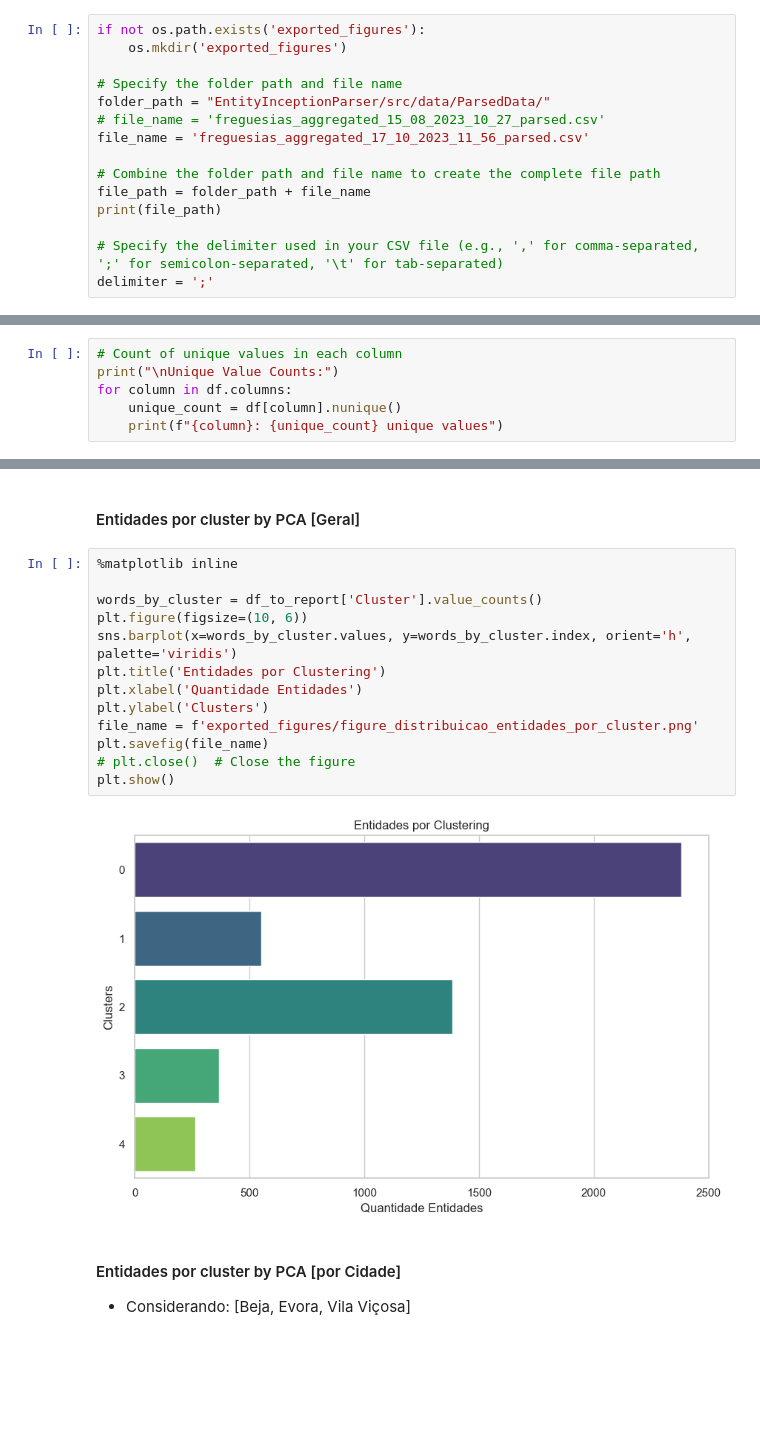
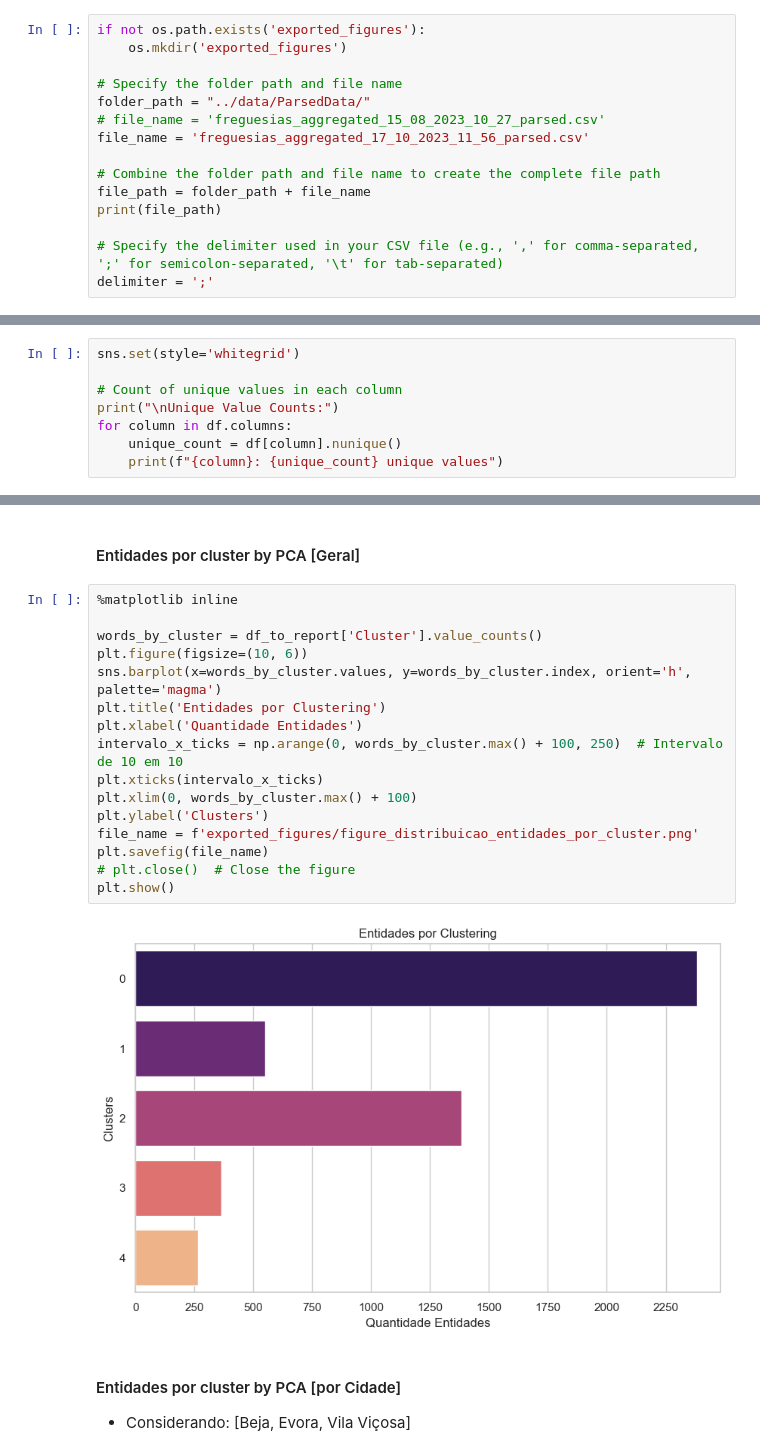
Before and after one commit to DanielReeyes/inception-entity-parser, a Jupyter notebook: src/exploratory-data-analysis/EDA_Evora_University.ipynb, the cells around one changed output, grey strips where cells are left out. Drawn from its saved outputs; the diff is of its cells as text; blank space fills up the shorter version.

```diff
--- a/src/exploratory-data-analysis/EDA_Evora_University.ipynb
+++ b/src/exploratory-data-analysis/EDA_Evora_University.ipynb
@@ -41,7 +41,7 @@ if not os.path.exists('exported_figures'):
     os.mkdir('exported_figures')
 
 # Specify the folder path and file name
-folder_path = "EntityInceptionParser/src/data/ParsedData/"
+folder_path = "../data/ParsedData/"
 # file_name = 'freguesias_aggregated_15_08_2023_10_27_parsed.csv'
 file_name = 'freguesias_aggregated_17_10_2023_11_56_parsed.csv'
 
@@ -177,6 +177,8 @@ plt.show()
 # %% [markdown]
 # Data Vis
 # %%
+sns.set(style='whitegrid')
+
 # Count of unique values in each column
 print("\nUnique Value Counts:")
 for column in df.columns:
@@ -427,18 +467,21 @@ df_to_report
 # %%
 %matplotlib inline
 
 words_by_cluster = df_to_report['Cluster'].value_counts()
 plt.figure(figsize=(10, 6))
-sns.barplot(x=words_by_cluster.values, y=words_by_cluster.index, orient='h', palette='viridis')
+sns.barplot(x=words_by_cluster.values, y=words_by_cluster.index, orient='h', palette='magma')
 plt.title('Entidades por Clustering')
 plt.xlabel('Quantidade Entidades')
+intervalo_x_ticks = np.arange(0, words_by_cluster.max() + 100, 250)  # Intervalo de 10 em 10
+plt.xticks(intervalo_x_ticks)
+plt.xlim(0, words_by_cluster.max() + 100)
 plt.ylabel('Clusters')
 file_name = f'exported_figures/figure_distribuicao_entidades_por_cluster.png'
 plt.savefig(file_name)
 # plt.close()  # Close the figure
 plt.show()
 # %% [output]
-[figure, old version]
+[figure, new version]
 # %% [markdown]
 #### Entidades por cluster by PCA [por Cidade]
 - Considerando: [Beja, Evora, Vila Viçosa]
```
Also changed, not shown: parts of 14 cells of this notebook.
